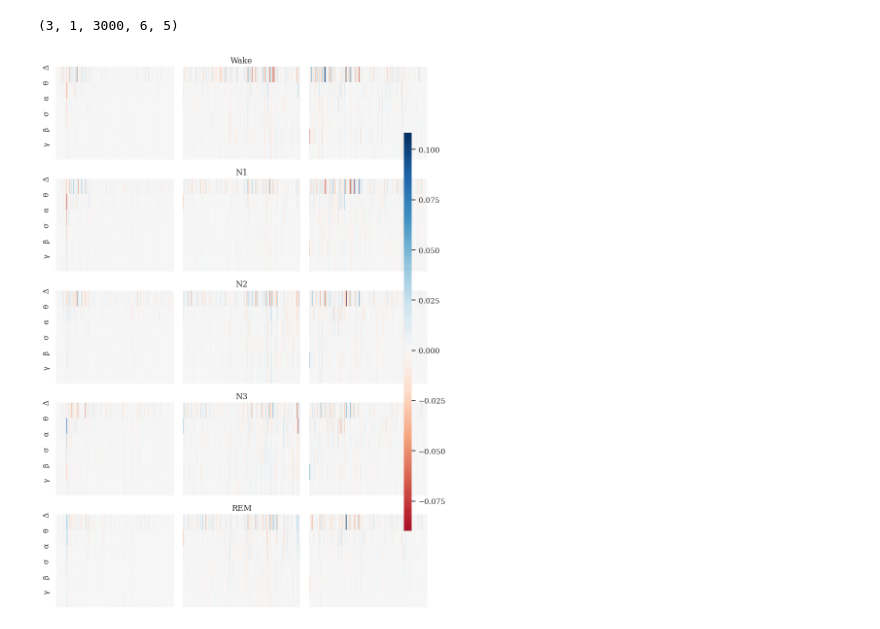
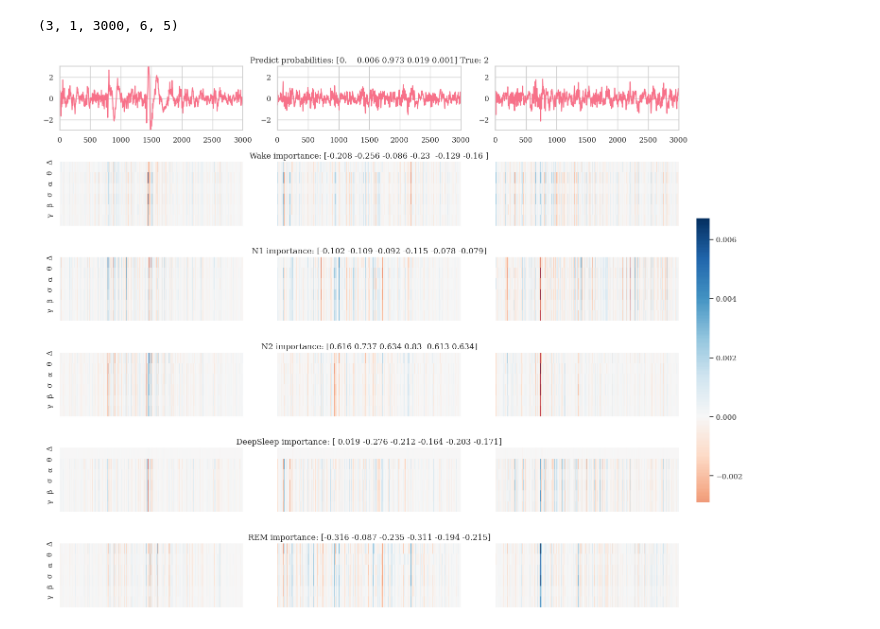
Before and after one commit to guidogagl/physioex, a Jupyter notebook: examples/freq_bands_importance.ipynb, the cells around one changed output. Saved outputs shown, nothing was run; the diff lists cells and outputs as text; code cells hidden in the pictures.

```diff
--- a/examples/freq_bands_importance.ipynb
+++ b/examples/freq_bands_importance.ipynb
@@ -55,64 +72,71 @@ time_explanations.shape
 # %% [output]
 (3, 1, 3000, 6, 5)
 # %%
-idx = 0
+idx = 3
 
 time_explanations = exp.time[idx]
 probas = exp.probas[idx]
 input = exp.inputs[idx].squeeze()
 
-# Visualize the input timeseries with a line plot
-axs_input = fig.add_subplot(num_classes, seqlen, 1)
-axs_input.plot(input)
-axs_input.set_title("Input Timeseries")
-axs_input.set_xticks([])
-axs_input.set_yticks([])
-
+band_importances = exp.bands[idx]
 
 time_explanations = time_explanations.squeeze()
 
 seqlen, num_samples, num_bands, num_classes = time_explanations.shape
 
-class_names = ["Wake", "N1", "N2", "N3", "REM"]
-band_names = ["Δ", "θ", "α", "σ", "β", "γ"]  # Greek symbols for the bands
+class_names = ["Wake", "N1", "N2", "DeepSleep", "REM"]
+band_names = ["Δ", "θ", "α", "σ", "β", "γ"]
 
 fig, axs = plt.subplots(
-    num_classes + 1, seqlen, figsize=(8.27, 11.69)
+    num_classes + 1, seqlen, figsize=(14, 12)
 )  # Dimensioni A4 in pollici
 
 for i in range(seqlen):
     sns.lineplot(input[i], ax=axs[0, i])
+    axs[0, i].set(ylim=(-3, 3), xlim=(0, 3000))
+
+axs[0, 1].set_title(
+    "Predict probabilities: "
+    + str(np.round(probas, 3))
+    + " True: "
+    + str(exp.targets[idx])
+)
+
 
 # Create a common colorbar for all subplots
 cbar_ax = fig.add_axes(
-    [0.92, 0.15, 0.02, 0.7]
+    [1, 0.2, 0.02, 0.5]
 )  # Adjust the position and size of the colorbar
 
 for i in range(num_classes):
     i = i + 1
     for j in range(seqlen):
         # Prendi il j-esimo campione per la i-esima classe
-        sample = time_explanations[j, :, :, i].transpose(1, 0)
+        sample = time_explanations[j, :, :, i - 1].transpose(1, 0)
 
         # Crea un heatmap di tempo-frequenza
         sns.heatmap(
             sample, ax=axs[i, j], cmap="RdBu", cbar_ax=cbar_ax, center=0
         )  # Add colorbar and center at 0
 
         if j == 1:
-            axs[i, j].set_title(class_names[i])
+            axs[i, j].set_title(
+                class_names[i - 1]
+                + " importance: "
+                + str(np.round(band_importances[:, i - 1], 3))
+            )
 
         if j == 0:
             axs[i, j].set_yticks(range(len(band_names)))
             axs[i, j].set_yticklabels(
                 band_names
             )  # Use Greek symbols for the band names
         else:
             axs[i, j].set_yticks([])
 
         axs[i, j].set_xticks([])
 
 plt.tight_layout()
 plt.show()
 # %% [output]
-[figure, old version]
+[figure, new version]
```
Also changed, not shown: parts of 3 cells of this notebook, 2 other files.
